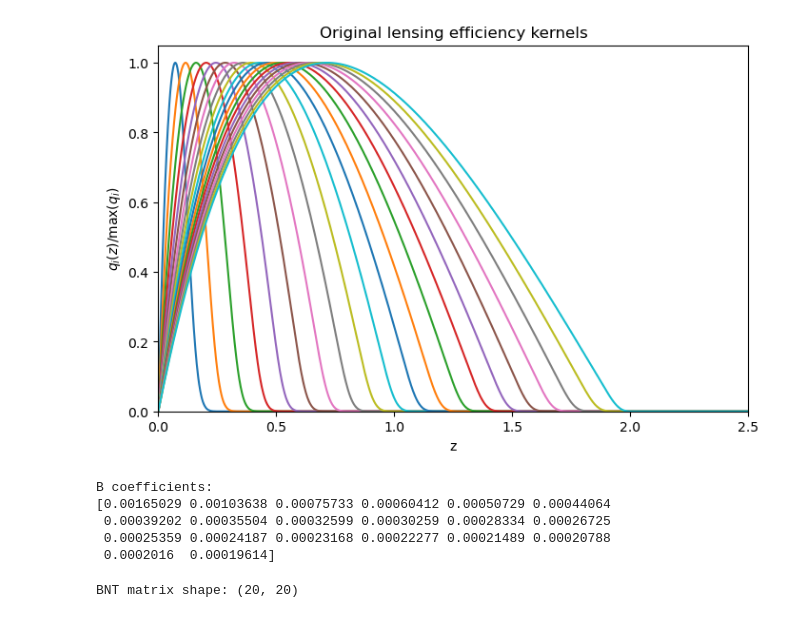
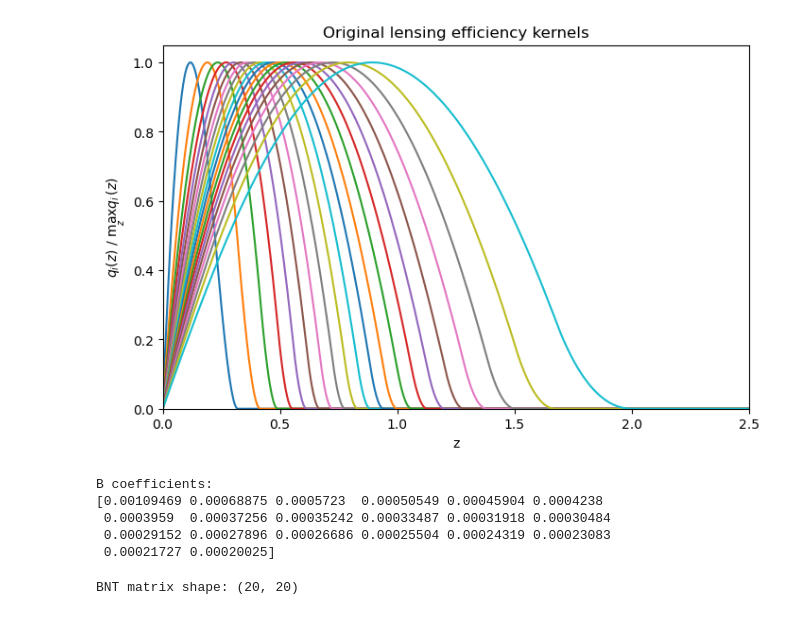
Before and after one commit to jhz7az/LSSTDP1WL, a Jupyter notebook: 20GalaxySimulation.ipynb, the cells around one changed output. Drawn from its saved outputs; the diff is of its cells as text; code cells hidden in the pictures.

```diff
--- a/20GalaxySimulation.ipynb
+++ b/20GalaxySimulation.ipynb
@@ -98,58 +155,63 @@ chi_grid = np.array([chi_of_z(z) for z in z_grid])
 # %%
+def reverse_cumulative_trapezoid(y, x):
+    """
+    Return int_x^xmax y(x') dx' evaluated at each grid point.
+    """
+    return -integrate.cumulative_trapezoid(y[::-1], x[::-1], initial=0.0)[::-1]
+
+
 q = np.zeros_like(n_of_z)
+q_plot = np.zeros_like(n_of_z)
 
 for i in range(n_bins):
-    for k, z_lens in enumerate(z_grid):
-        chi_lens = chi_grid[k]
+    # Eq. (2), using n_i(z) dz = n_i(chi) dchi.
+    tail_n = reverse_cumulative_trapezoid(n_of_z[i], z_grid)
+    tail_n_over_chi = reverse_cumulative_trapezoid(n_of_z[i] / chi_grid, z_grid)
 
-        # Only sources behind this lens redshift contribute.
-        source_mask = chi_grid > chi_lens
+    q_i = (
+        LENSING_PREFACTOR
+        * chi_grid
+        * (1.0 + z_grid)
+        * (tail_n - chi_grid * tail_n_over_chi)
+    )
 
-        integrand = np.zeros_like(z_grid)
-        integrand[source_mask] = (
-            n_of_z[i, source_mask]
-            * (chi_grid[source_mask] - chi_lens)
-            / chi_grid[source_mask]
-        )
+    # The exact integral is non-negative; this removes roundoff at the boundary.
+    q_i = np.where(q_i > 0.0, q_i, 0.0)
+    q[i] = q_i
 
-        q[i, k] = chi_lens * integrate.trapezoid(integrand, z_grid)
-
-    # Normalize each kernel peak to 1 for plotting.
-    max_q = np.max(q[i])
-    if max_q > 0:
-        q[i] = q[i] / max_q
+    # Peak normalization is only for plotting, matching Fig. 1.
+    max_q = np.max(q_i)
+    if max_q > 0.0:
+        q_plot[i] = q_i / max_q
 # %%
 plt.figure(figsize=(8, 5))
 
 for i in range(n_bins):
-    plt.plot(z_grid, q[i])
+    plt.plot(z_grid, q_plot[i])
 
 plt.xlabel("z")
-plt.ylabel(r"$q_i(z) / \max(q_i)$")
+plt.ylabel(r"$q_i(z)$ / $\max_z q_i(z)$")
 plt.title("Original lensing efficiency kernels")
 plt.xlim(0, 2.5)
 plt.ylim(0, 1.05)
 plt.show()
 # %% [output]
-[figure, old version]
+[figure, new version]
 # %%
 B = np.zeros(n_bins)
 
 for i in range(n_bins):
-    inv_chi = np.zeros_like(z_grid)
-    valid = chi_grid > 0
-    inv_chi[valid] = 1.0 / chi_grid[valid]
-
-    B[i] = integrate.trapezoid(n_of_z[i] * inv_chi, z_grid)
+    # Eq. (18): B_i = int dz n_i(z) / chi(z).
+    B[i] = integrate.trapezoid(n_of_z[i] / chi_grid, z_grid)
 
 print("B coefficients:")
 print(B)
 # %% [output]
 B coefficients:
-[0.00165029 0.00103638 0.00075733 0.00060412 0.00050729 0.00044064
- 0.00039202 0.00035504 0.00032599 0.00030259 0.00028334 0.00026725
- 0.00025359 0.00024187 0.00023168 0.00022277 0.00021489 0.00020788
- 0.0002016  0.00019614]
+[0.00109469 0.00068875 0.0005723  0.00050549 0.00045904 0.0004238
+ 0.0003959  0.00037256 0.00035242 0.00033487 0.00031918 0.00030484
+ 0.00029152 0.00027896 0.00026686 0.00025504 0.00024319 0.00023083
+ 0.00021727 0.00020025]
 # %%
 def build_bnt_matrix_from_B(B):
     """
```
Also changed, not shown: parts of 11 cells of this notebook.
